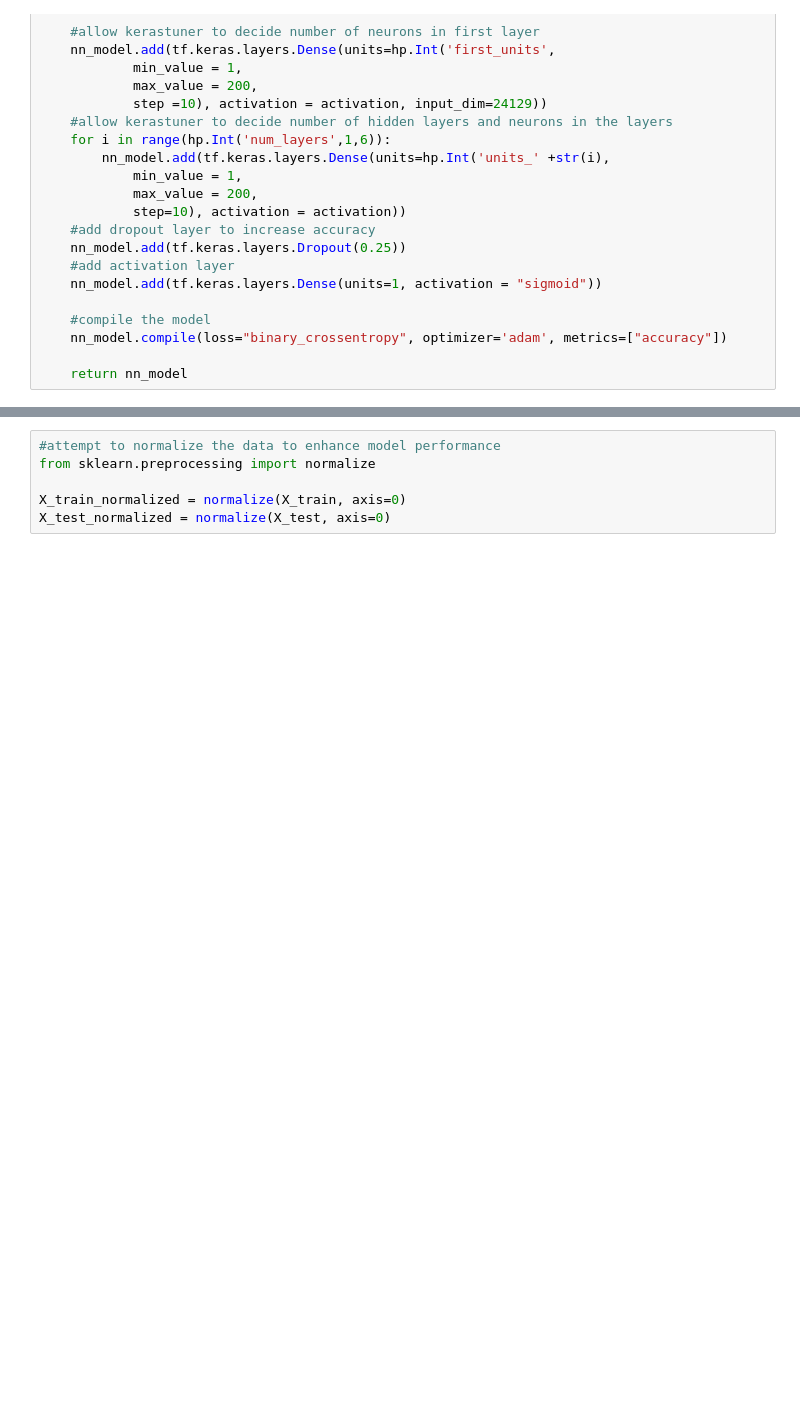
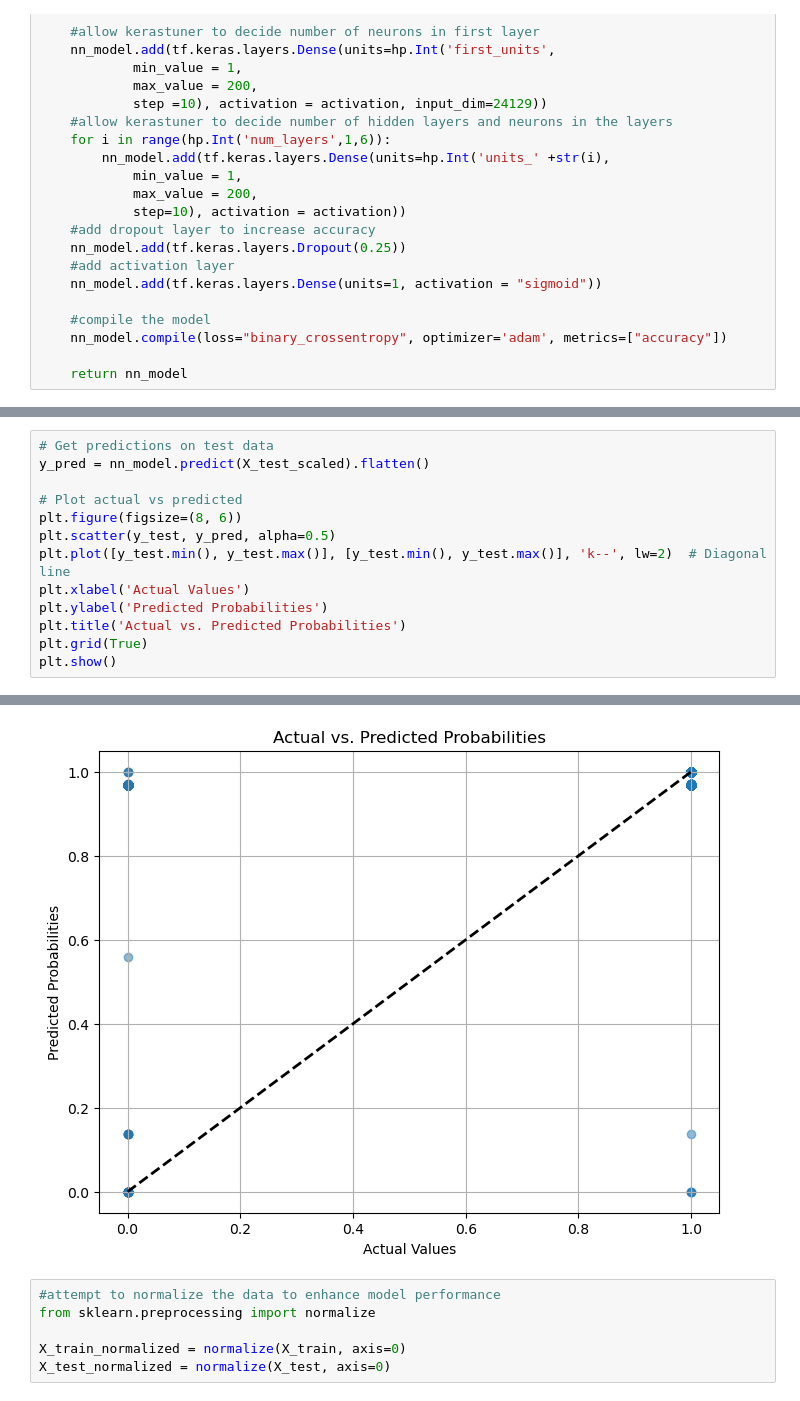
Before and after one commit to MaggyRoseFoote/social-media-analysis-, a Jupyter notebook: ML-Model.ipynb, the cells around one changed output, grey strips where cells are left out. Drawn from its saved outputs; the diff is of its cells as text; blank space fills up the shorter version.

```diff
--- a/ML-Model.ipynb
+++ b/ML-Model.ipynb
@@ -384,0 +446,14 @@ Loss: 0.5754688382148743, Accuracy: 0.8426403999328613
+# %%
+# Get predictions on test data
+y_pred = nn_model.predict(X_test_scaled).flatten()
+
+# Plot actual vs predicted
+plt.figure(figsize=(8, 6))
+plt.scatter(y_test, y_pred, alpha=0.5)
+plt.plot([y_test.min(), y_test.max()], [y_test.min(), y_test.max()], 'k--', lw=2)  # Diagonal line
+plt.xlabel('Actual Values')
+plt.ylabel('Predicted Probabilities')
+plt.title('Actual vs. Predicted Probabilities')
+plt.grid(True)
+plt.show()
+# %% [output]
@@ -385,3 +461,4 @@ Loss: 0.5754688382148743, Accuracy: 0.8426403999328613
+[figure, added]
 # %%
 #attempt to normalize the data to enhance model performance
 from sklearn.preprocessing import normalize
```
Also changed, not shown: parts of 18 cells of this notebook.
